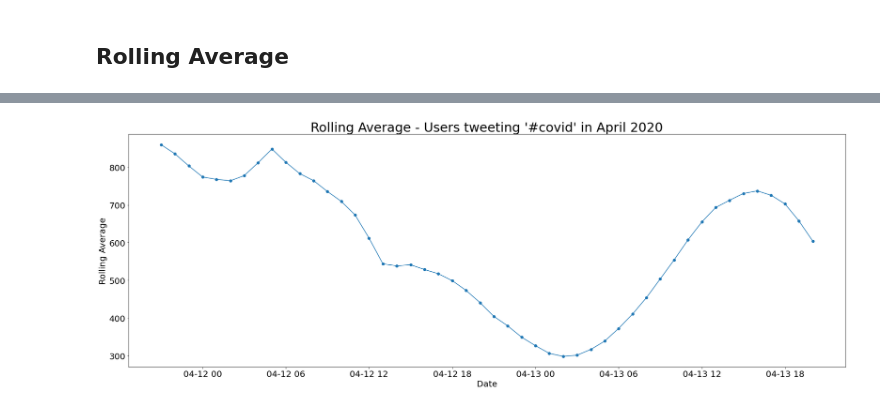
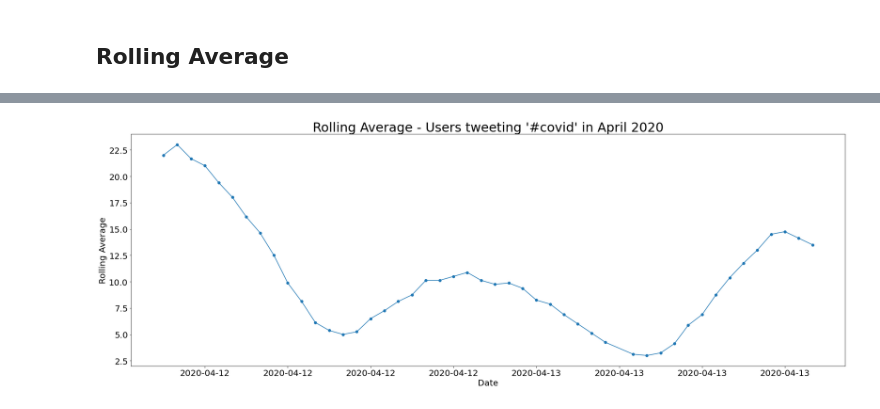
Before and after one commit to arthursl12/Cloud_TP1, a Jupyter notebook: spark_02/Act3.ipynb, the cells around one changed output, grey strips where cells are left out. Cells and saved outputs as stored; diff of their text form; code cells hidden in the pictures.

Commit message:
Rolling Average

```diff
--- a/spark_02/Act3.ipynb
+++ b/spark_02/Act3.ipynb
@@ -217,6 +217,7 @@ evolution = (
     df
         .select(date_trunc('hour', df.created_at).alias('day'),"screen_name")
         .where(col("text").contains("#covid"))
+        .where((df.country_code == "US") | (df.place_type == "US"))
         .groupBy("day")
         .agg(countDistinct("screen_name").alias("count"))
 )
@@ -279,11 +280,14 @@ for [date, avg] in rows:
 # %%
 plt.figure(figsize=(30,10))
 plt.title("Rolling Average - Users tweeting '#covid' in April 2020", fontsize=30)
 plt.plot(timeseries.keys(),timeseries.values(),marker="o")
 plt.ylabel("Rolling Average",fontsize=20)
 plt.yticks(fontsize=20)
+ax = plt.gca()
+myFmt = mdates.DateFormatter('%Y-%m-%d')
+ax.xaxis.set_major_formatter(myFmt)
 plt.xlabel("Date",fontsize=20)
 plt.xticks(fontsize=20, rotation=0)
-plt.savefig('rolling_avergage.png', bbox_inches='tight')
+plt.savefig('rolling_average.png', bbox_inches='tight')
 # %% [output]
-[figure, old version]
+[figure, new version]
```
Also changed, not shown: parts of 5 cells of this notebook, 9 other files.
